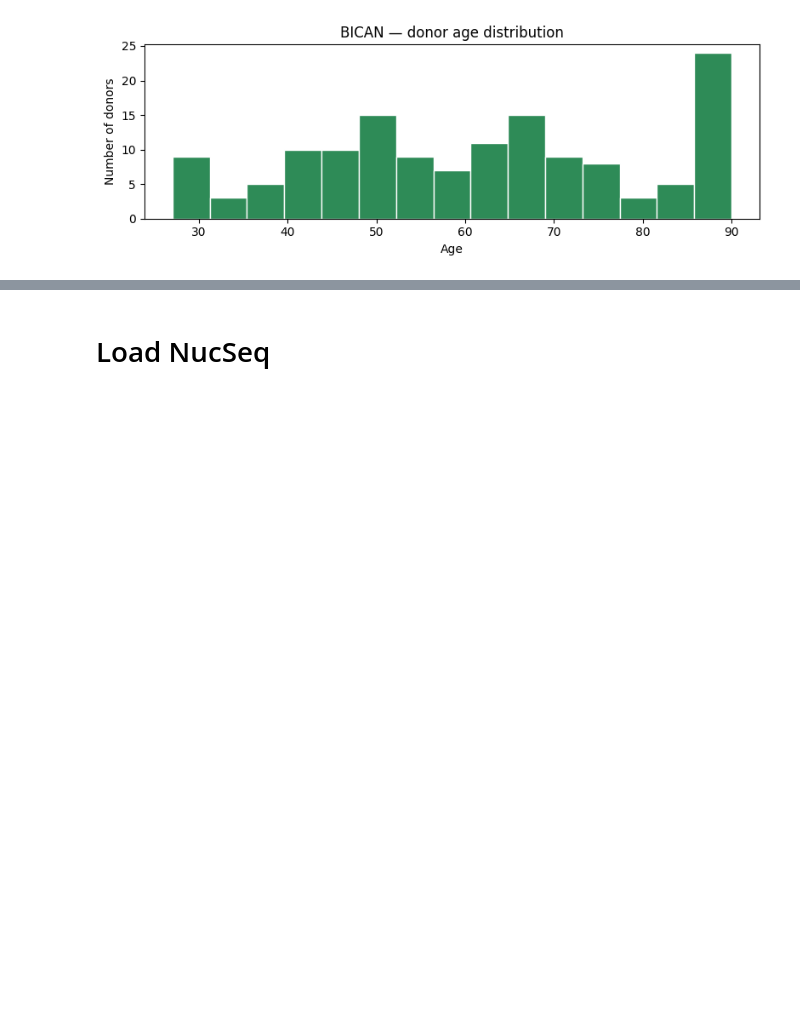
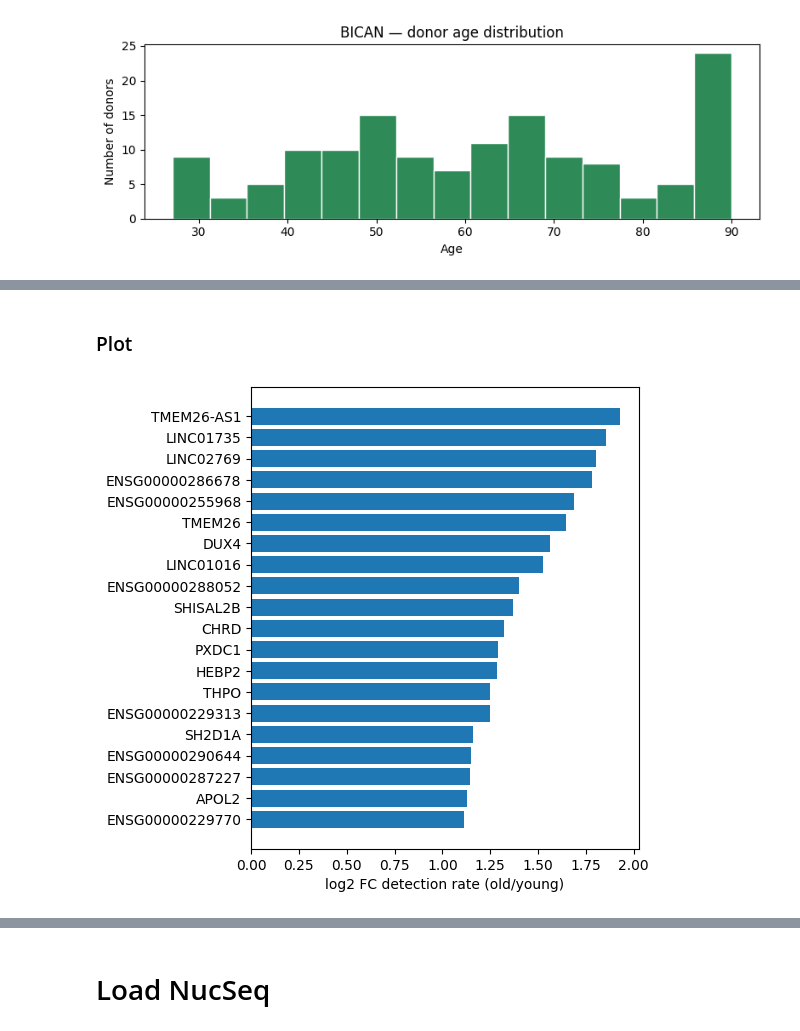
Before and after one commit to 8gabri8/XDP, a Jupyter notebook: script/NucSeq/de-repression/derepression_XDP.ipynb, the cells around one changed output, grey strips where cells are left out. Cells and saved outputs as stored; diff of their text form; code cells hidden in the pictures; blank space fills up the shorter version.

```diff
--- a/script/NucSeq/de-repression/derepression_XDP.ipynb
+++ b/script/NucSeq/de-repression/derepression_XDP.ipynb
@@ -222,0 +293,13 @@ Name: count, Length: 114, dtype: int64 cells, 38100 genes, 114 donors
+# %% [markdown]
+### Plot
+# %%
+# pick one results_df (same for all zones within a thr)
+rd = all_results[(score_method, thr, ZONES[0])].sort_values("logFC_detect", ascending=False)
+top = rd.head(20)
+
+fig, ax = plt.subplots(figsize=(5, 6))
+ax.barh(top["gene"], top["logFC_detect"])
+ax.set_xlabel("log2 FC detection rate (old/young)")
+ax.invert_yaxis()
+# %% [output]
+[figure, added]
```
Also changed, not shown: parts of 37 cells of this notebook, 8 other files.
